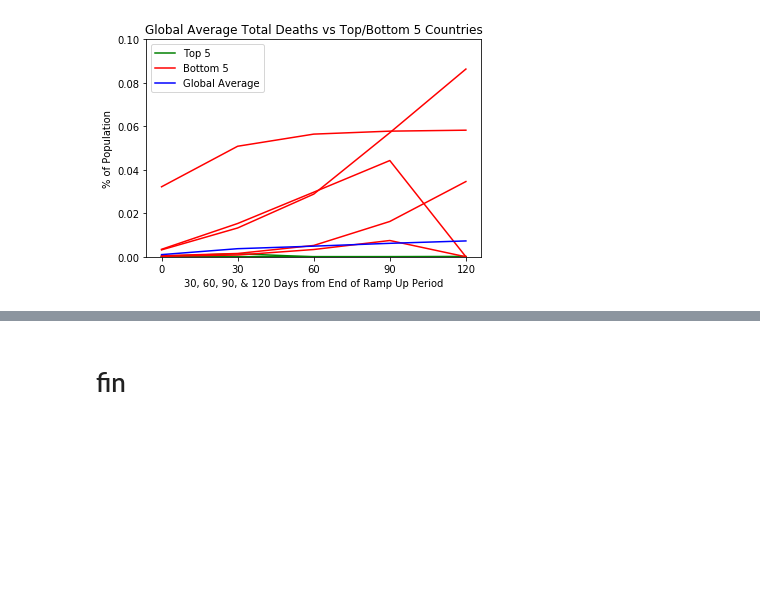
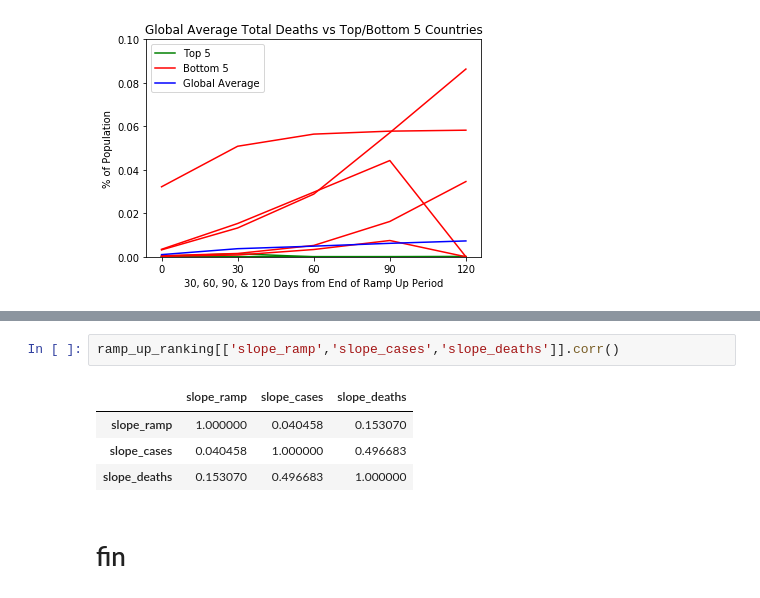
Before and after one commit to pmmfs/capstone-project, a Jupyter notebook: regulation/Analysis/FINAL_ramp_up_analysis.ipynb, the cells around one changed output, grey strips where cells are left out. Drawn from its saved outputs; the diff is of its cells as text; blank space fills up the shorter version.

```diff
--- a/regulation/Analysis/FINAL_ramp_up_analysis.ipynb
+++ b/regulation/Analysis/FINAL_ramp_up_analysis.ipynb
@@ -1605,2 +1623,9 @@ Text(0.5, 1.0, 'Global Average Total Deaths vs Top/Bottom 5 Countries')
+# %%
+ramp_up_ranking[['slope_ramp','slope_cases','slope_deaths']].corr()
+# %% [output]
+|  | slope_ramp | slope_cases | slope_deaths |
+| slope_ramp | 1.000000 | 0.040458 | 0.153070 |
+| slope_cases | 0.040458 | 1.000000 | 0.496683 |
+| slope_deaths | 0.153070 | 0.496683 | 1.000000 |
 # %% [markdown]
 # fin
```
Also changed, not shown: parts of 15 cells of this notebook.
